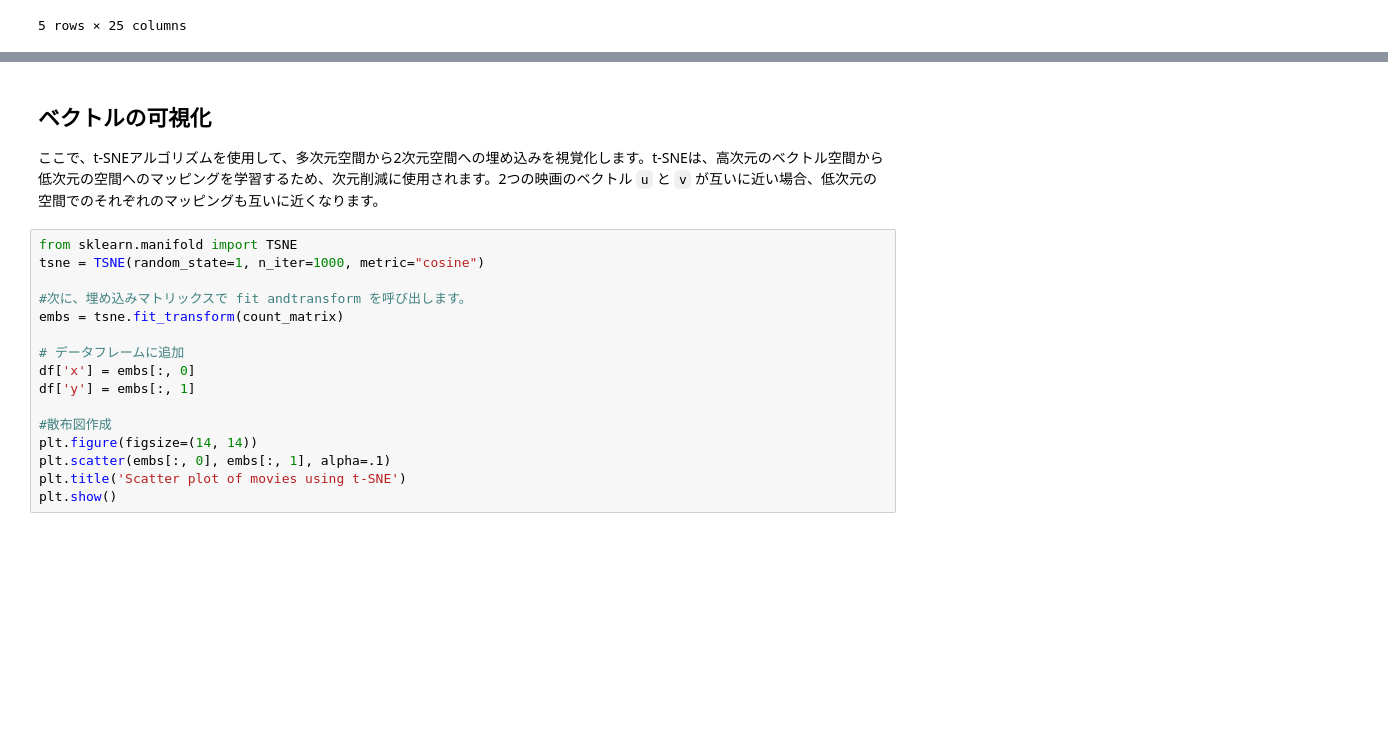
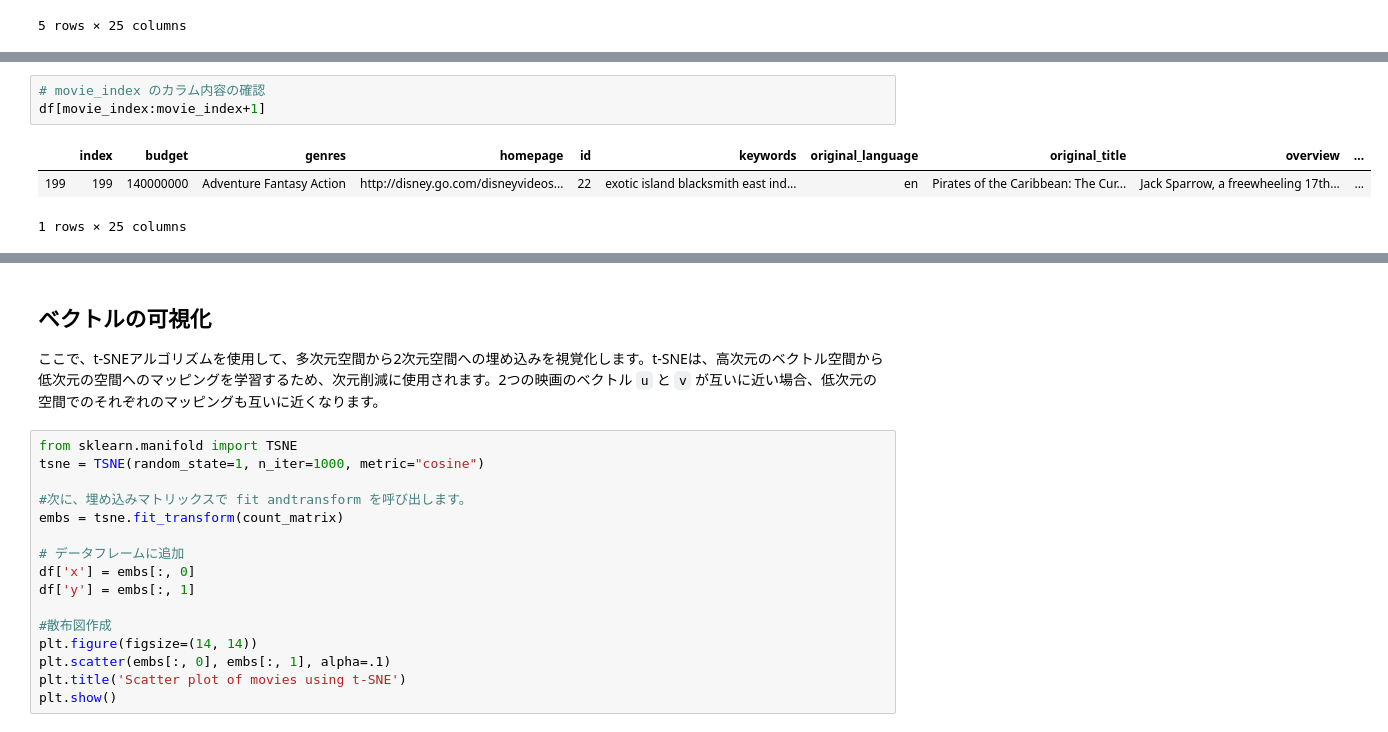
Before and after one commit to nohanaga/movie_recommendation_cos_similarity, a Jupyter notebook: 01_Movie_Recommendation_using_Cosine_Similarity.ipynb, the cells around one changed output, grey strips where cells are left out. Cells and saved outputs as stored; diff of their text form; blank space fills up the shorter version.

```diff
--- a/01_Movie_Recommendation_using_Cosine_Similarity.ipynb
+++ b/01_Movie_Recommendation_using_Cosine_Similarity.ipynb
@@ -349,0 +269,7 @@ The Fifth Element
+# %%
+# movie_index のカラム内容の確認
+df[movie_index:movie_index+1]
+# %% [output]
+|  | index | budget | genres | homepage | id | keywords | original_language | original_title | overview | ... |
+| 199 | 199 | 140000000 | Adventure Fantasy Action | http://disney.go.com/disneyvideos... | 22 | exotic island blacksmith east ind... | en | Pirates of the Caribbean: The Cur... | Jack Sparrow, a freewheeling 17th... | ... |
+1 rows × 25 columns
```
Also changed, not shown: parts of 55 cells of this notebook.
